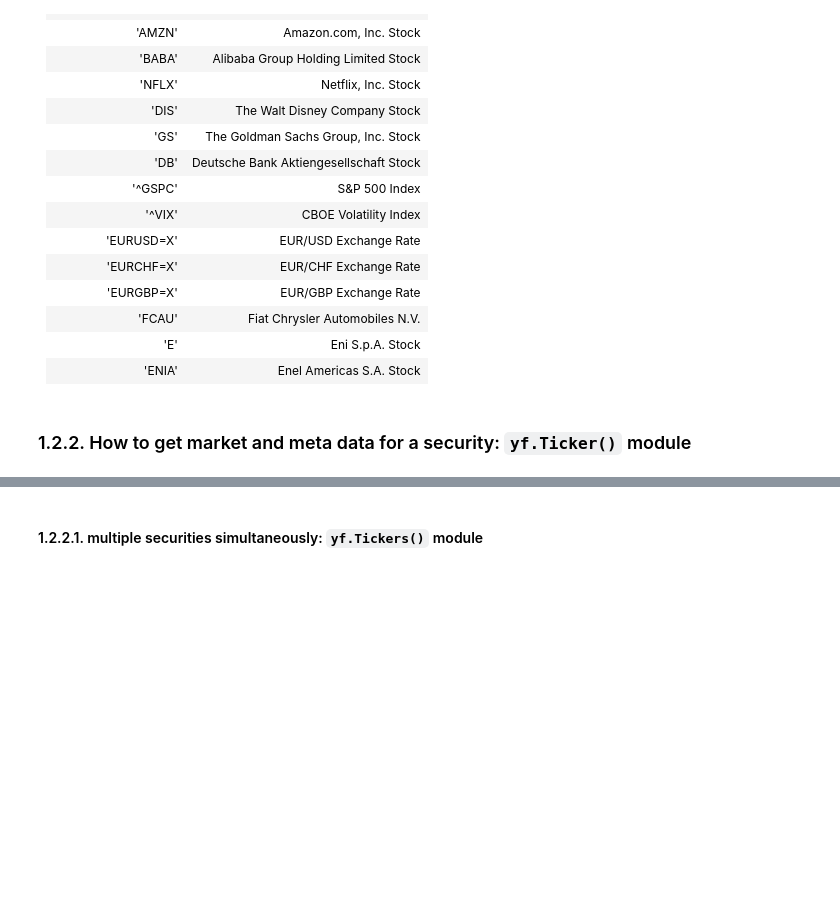
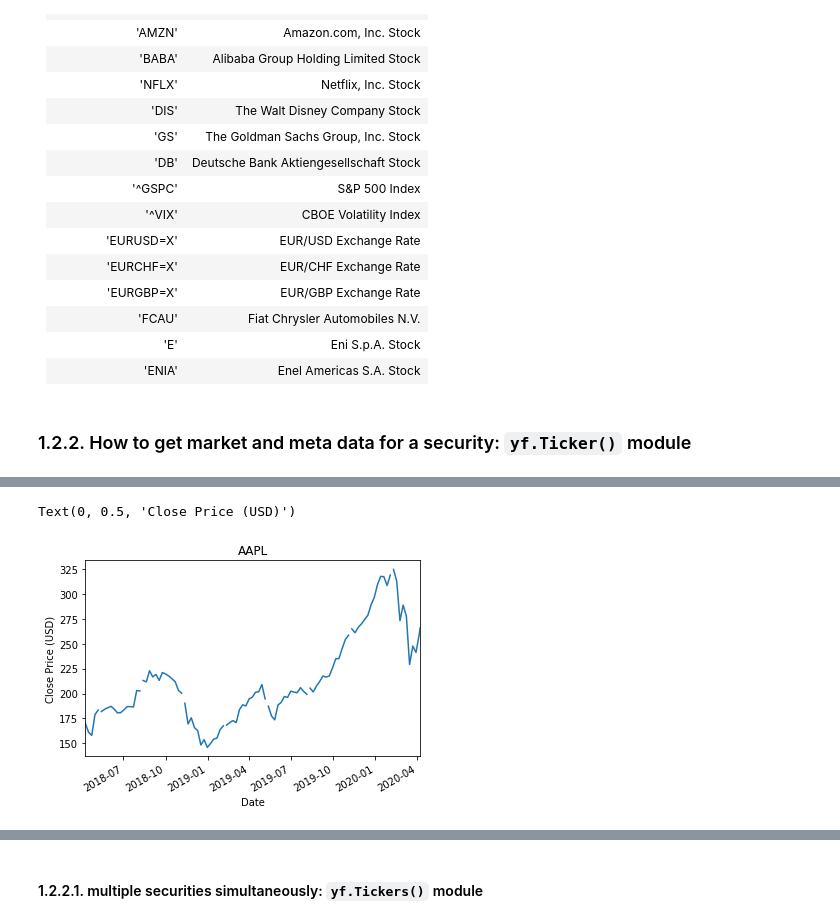
Before and after one commit to gabrielepompa88/IT-For-Business-And-Finance-2019-20, a Jupyter notebook: Notebooks/Data_Analysis___Financial_Time_Series.ipynb, the cells around one changed output, grey strips where cells are left out. Drawn from its saved outputs; the diff is of its cells as text; code cells hidden in the pictures; blank space fills up the shorter version.

```diff
--- a/Notebooks/Data_Analysis___Financial_Time_Series.ipynb
+++ b/Notebooks/Data_Analysis___Financial_Time_Series.ipynb
@@ -217,0 +333,3 @@ aapl_history_last_two_years
+# %%
+aapl_history_close_last_2y = aapl_history.loc["2018-04-08":, "Close"]
+aapl_history_close_last_2y
@@ -218,6 +350,9 @@ aapl_history_last_two_years
 # %%
-ax = aapl_history_last_two_years["Close"].plot()
+ax = aapl_history_close_last_2y.plot()
 
 ax.set_title("AAPL")
 ax.set_ylabel("Close Price (USD)")
+# %% [output]
+Text(0, 0.5, 'Close Price (USD)')
+[figure, added]
 # %%
```
Also changed, not shown: parts of 44 cells of this notebook.
